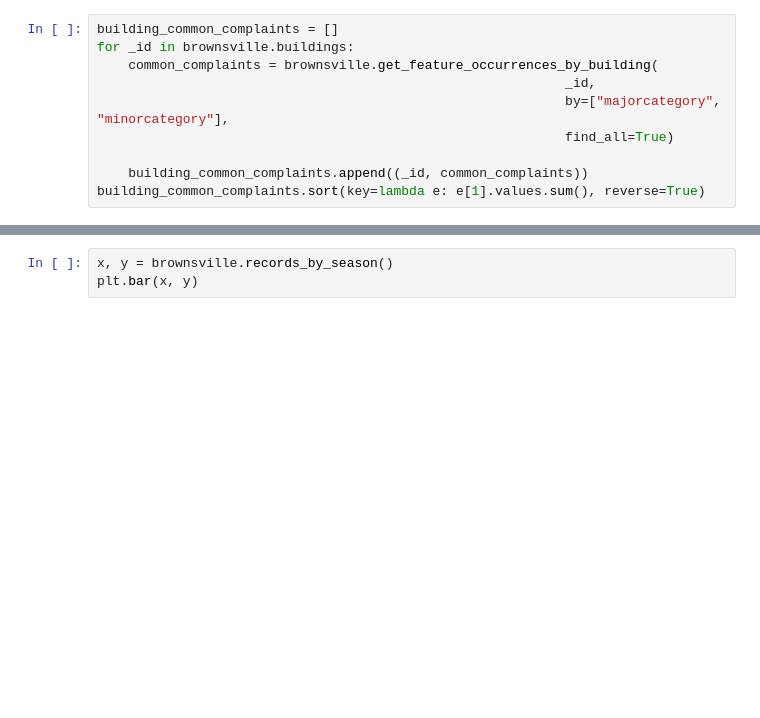
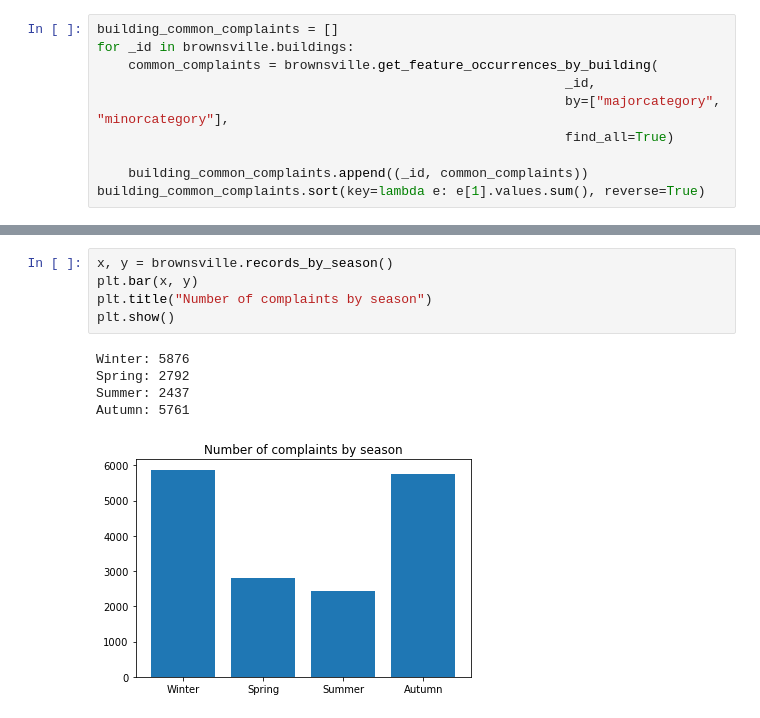
Before and after one commit to CahhBrownsville/Brownsville-project, a Jupyter notebook: analysis.ipynb, the cells around one changed output, grey strips where cells are left out. Saved outputs shown, nothing was run; the diff lists cells and outputs as text; blank space fills up the shorter version.

```diff
--- a/analysis.ipynb
+++ b/analysis.ipynb
@@ -36,6 +82,14 @@ plt.bar(x, y)
 # %%
 x, y = brownsville.records_by_season()
 plt.bar(x, y)
+plt.title("Number of complaints by season")
+plt.show()
+# %% [output]
+Winter: 5876
+Spring: 2792
+Summer: 2437
+Autumn: 5761
+[figure, added]
 # %%
 complaints_by_month = brownsville.records_by_date()
 x, y = complaints_by_month.index, complaints_by_month.values
```
Also changed, not shown: parts of 13 cells of this notebook.
